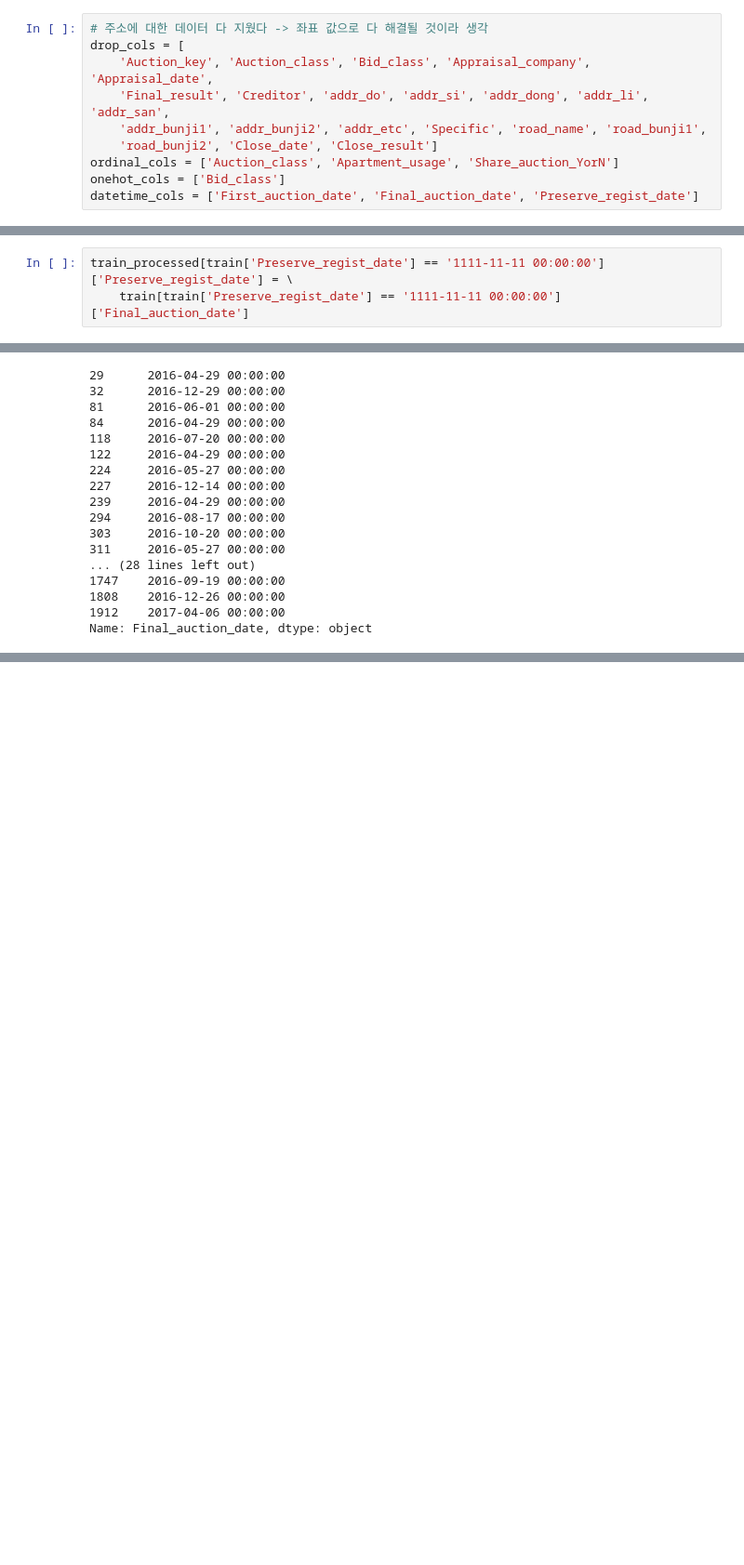
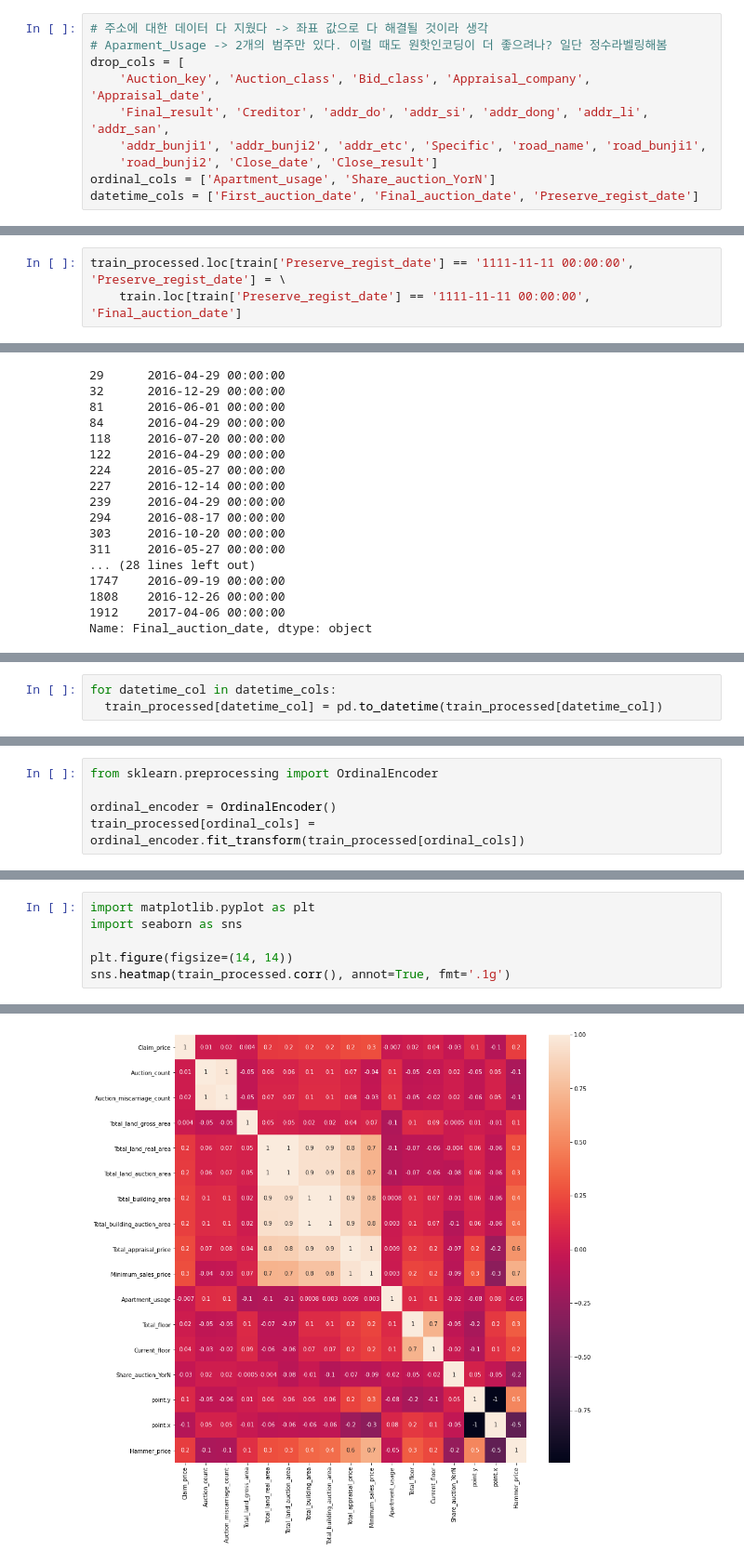
Before and after one commit to Sejong-Kaggle-Challengers-2nd/Cho-D-YoungRae, a Jupyter notebook: 3/1_직접구현.ipynb, the cells around one changed output, grey strips where cells are left out. Shown: that part at 93% size. Drawn from its saved outputs; the diff is of its cells as text; blank space fills up the shorter version.

```diff
--- a/3/1_직접구현.ipynb
+++ b/3/1_직접구현.ipynb
@@ -211,13 +213,13 @@ train['Close_result'].value_counts()
 Name: Close_result, dtype: int64
 # %%
 # 주소에 대한 데이터 다 지웠다 -> 좌표 값으로 다 해결될 것이라 생각
+# Aparment_Usage -> 2개의 범주만 있다. 이럴 때도 원핫인코딩이 더 좋으려나? 일단 정수라벨링해봄
 drop_cols = [
     'Auction_key', 'Auction_class', 'Bid_class', 'Appraisal_company', 'Appraisal_date',
     'Final_result', 'Creditor', 'addr_do', 'addr_si', 'addr_dong', 'addr_li', 'addr_san',
     'addr_bunji1', 'addr_bunji2', 'addr_etc', 'Specific', 'road_name', 'road_bunji1',
     'road_bunji2', 'Close_date', 'Close_result']
-ordinal_cols = ['Auction_class', 'Apartment_usage', 'Share_auction_YorN']
-onehot_cols = ['Bid_class']
+ordinal_cols = ['Apartment_usage', 'Share_auction_YorN']
 datetime_cols = ['First_auction_date', 'Final_auction_date', 'Preserve_regist_date']
 # %%
 train_processed.drop(drop_cols, inplace=True, axis=1)
@@ -375,3 +396,3 @@ dtype: int64
 # %%
-train_processed[train['Preserve_regist_date'] == '1111-11-11 00:00:00']['Preserve_regist_date'] = \
-    train[train['Preserve_regist_date'] == '1111-11-11 00:00:00']['Final_auction_date']
+train_processed.loc[train['Preserve_regist_date'] == '1111-11-11 00:00:00', 'Preserve_regist_date'] = \
+    train.loc[train['Preserve_regist_date'] == '1111-11-11 00:00:00', 'Final_auction_date']
@@ -422,0 +476,3 @@ Name: Preserve_regist_date, dtype: object
+# %%
+for datetime_col in datetime_cols:
+  train_processed[datetime_col] = pd.to_datetime(train_processed[datetime_col])
@@ -422,0 +499,5 @@ Name: Preserve_regist_date, dtype: object
+# %%
+from sklearn.preprocessing import OrdinalEncoder
+
+ordinal_encoder = OrdinalEncoder()
+train_processed[ordinal_cols] = ordinal_encoder.fit_transform(train_processed[ordinal_cols])
@@ -422,0 +545,7 @@ Name: Preserve_regist_date, dtype: object
+# %%
+import matplotlib.pyplot as plt
+import seaborn as sns
+
+plt.figure(figsize=(14, 14))
+sns.heatmap(train_processed.corr(), annot=True, fmt='.1g')
+# %% [output]
@@ -422,0 +553 @@ Name: Preserve_regist_date, dtype: object
+[figure, added]
```
Also changed, not shown: parts of 34 cells of this notebook, 3 other files.
